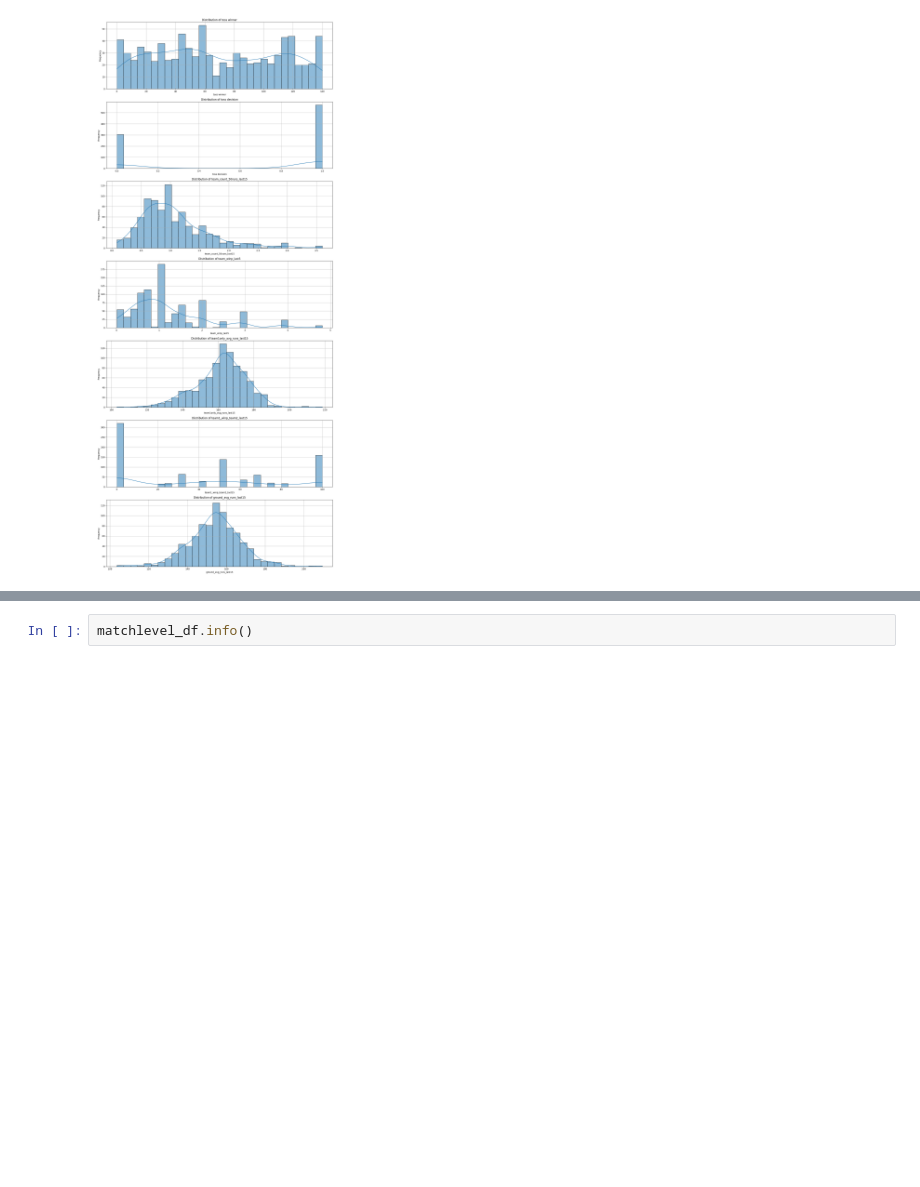
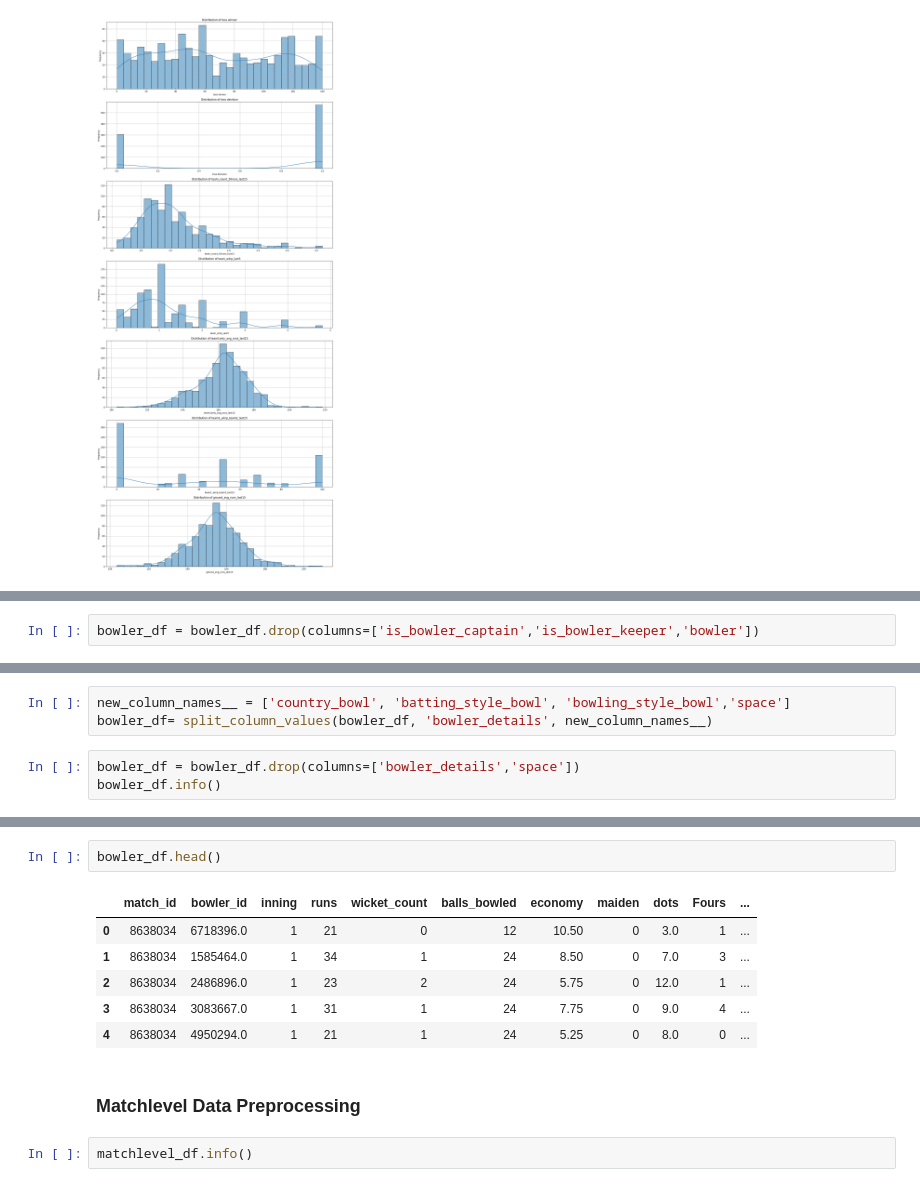
Before and after one commit to arpitkumar2004/American_Express_Project, a Jupyter notebook: Python file/pipeline.ipynb, the cells around one changed output, grey strips where cells are left out. Saved outputs shown, nothing was run; the diff lists cells and outputs as text; blank space fills up the shorter version.

```diff
--- a/Python file/pipeline.ipynb
+++ b/Python file/pipeline.ipynb
@@ -708,0 +697,2 @@ plot_distribution(train_df)
+# %%
+bowler_df = bowler_df.drop(columns=['is_bowler_captain','is_bowler_keeper','bowler'])
@@ -728,0 +737,6 @@ memory usage: 2.5+ MB
+# %%
+new_column_names__ = ['country_bowl', 'batting_style_bowl', 'bowling_style_bowl','space']
+bowler_df= split_column_values(bowler_df, 'bowler_details', new_column_names__)
+# %%
+bowler_df = bowler_df.drop(columns=['bowler_details','space'])
+bowler_df.info()
@@ -729,3 +761,14 @@ memory usage: 2.5+ MB
+# %%
+bowler_df.head()
+# %% [output]
+|  | match_id | bowler_id | inning | runs | wicket_count | balls_bowled | economy | maiden | dots | Fours | ... |
+| 0 | 8638034 | 6718396.0 | 1 | 21 | 0 | 12 | 10.50 | 0 | 3.0 | 1 | ... |
+| 1 | 8638034 | 1585464.0 | 1 | 34 | 1 | 24 | 8.50 | 0 | 7.0 | 3 | ... |
+| 2 | 8638034 | 2486896.0 | 1 | 23 | 2 | 24 | 5.75 | 0 | 12.0 | 1 | ... |
+| 3 | 8638034 | 3083667.0 | 1 | 31 | 1 | 24 | 7.75 | 0 | 9.0 | 4 | ... |
+| 4 | 8638034 | 4950294.0 | 1 | 21 | 1 | 24 | 5.25 | 0 | 8.0 | 0 | ... |
+# %% [markdown]
+### **Matchlevel Data Preprocessing**
 # %%
 matchlevel_df.info()
 # %% [output]
```
Also changed, not shown: parts of 6 cells of this notebook.
